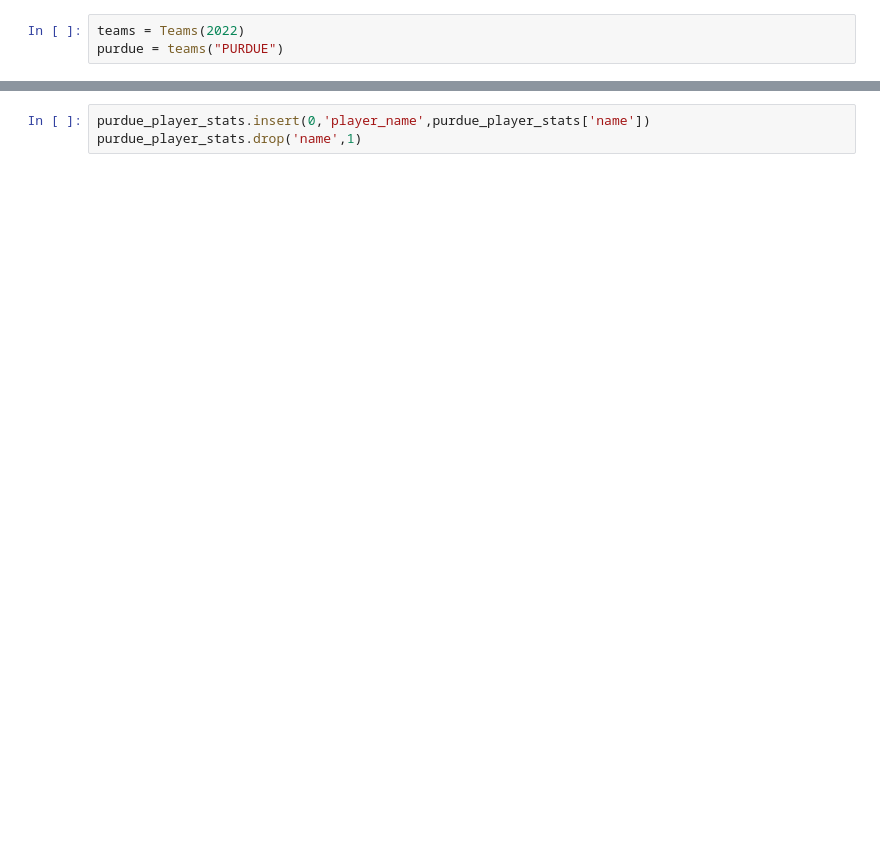
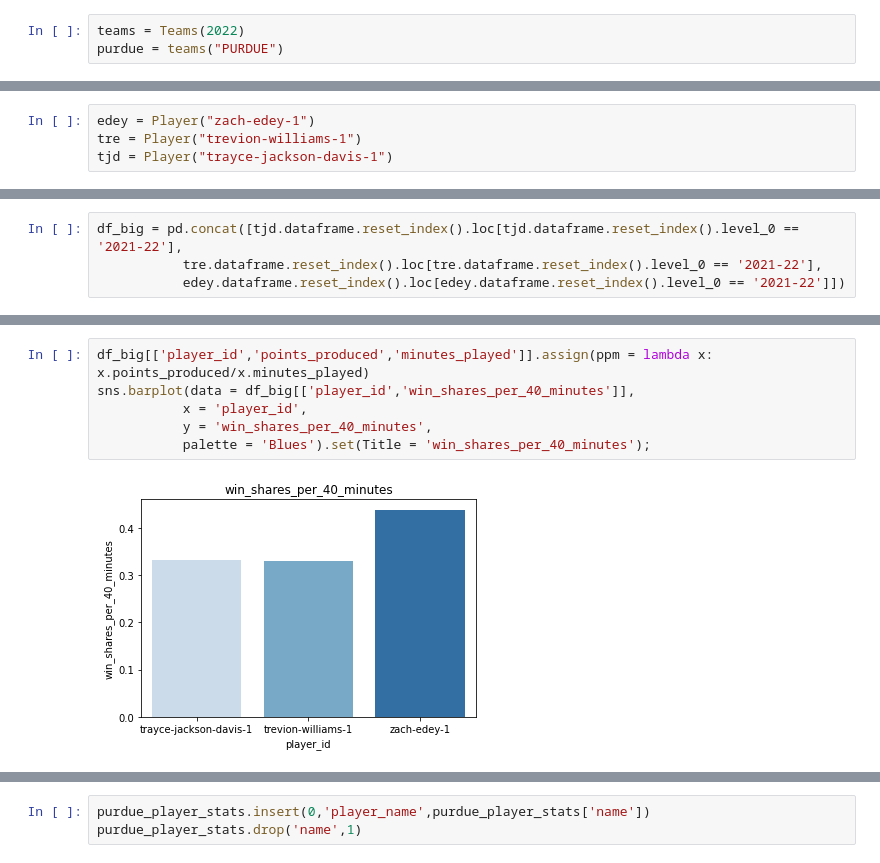
Before and after one commit to fmathews11/College_basketball, a Jupyter notebook: Purdue_Data.ipynb, the cells around one changed output, grey strips where cells are left out. Saved outputs shown, nothing was run; the diff lists cells and outputs as text; blank space fills up the shorter version.

```diff
--- a/Purdue_Data.ipynb
+++ b/Purdue_Data.ipynb
@@ -27,0 +44,4 @@ for i in purroster.players:
+# %%
+edey = Player("zach-edey-1")
+tre = Player("trevion-williams-1")
+tjd = Player("trayce-jackson-davis-1")
@@ -27,0 +74,4 @@ for i in purroster.players:
+# %%
+df_big = pd.concat([tjd.dataframe.reset_index().loc[tjd.dataframe.reset_index().level_0 == '2021-22'],
+           tre.dataframe.reset_index().loc[tre.dataframe.reset_index().level_0 == '2021-22'],
+           edey.dataframe.reset_index().loc[edey.dataframe.reset_index().level_0 == '2021-22']])
@@ -28,3 +85,11 @@ for i in purroster.players:
+# %%
+df_big[['player_id','points_produced','minutes_played']].assign(ppm = lambda x: x.points_produced/x.minutes_played)
+sns.barplot(data = df_big[['player_id','win_shares_per_40_minutes']],
+           x = 'player_id',
+           y = 'win_shares_per_40_minutes',
+           palette = 'Blues').set(Title = 'win_shares_per_40_minutes');
+# %% [output]
+[figure, added]
 # %%
 purdue_player_stats = pd.DataFrame()
 for i in purroster.players:
```
Also changed, not shown: parts of 30 cells of this notebook, 2 other files.
